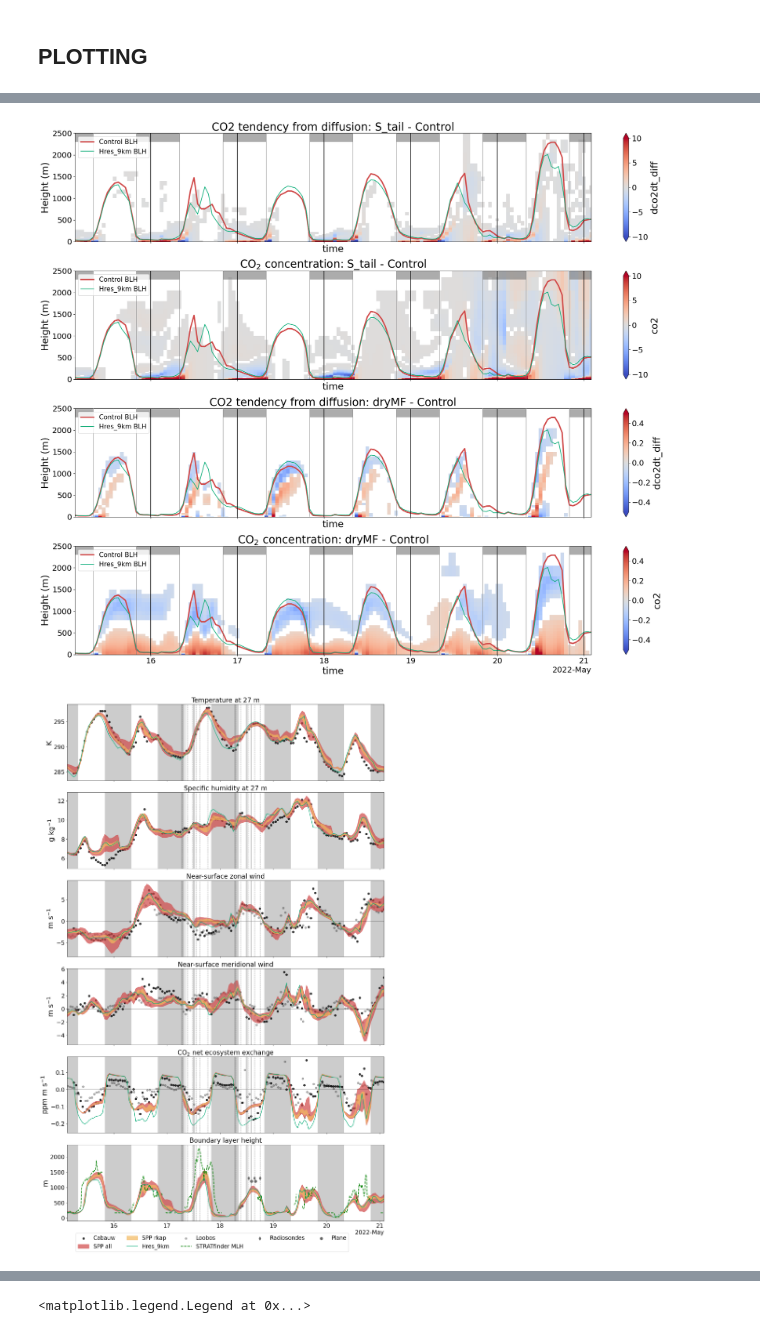
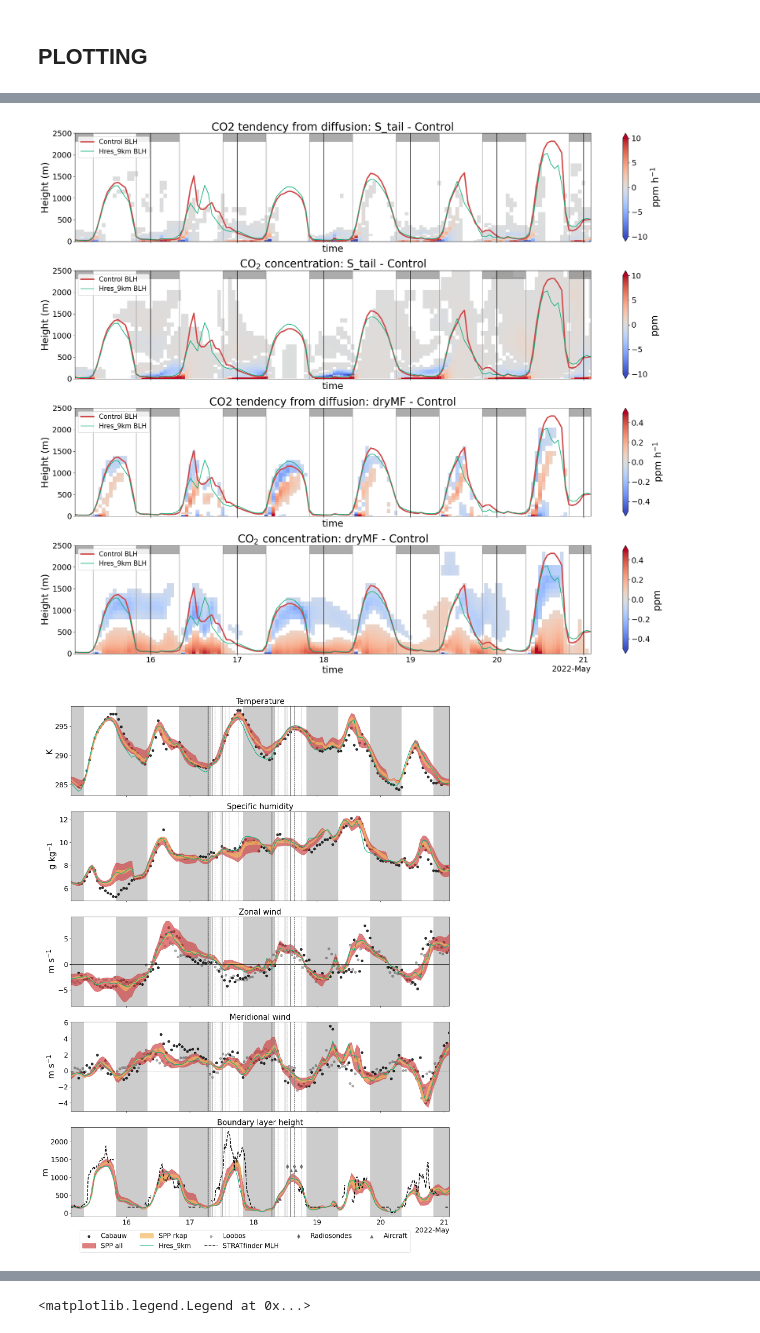
Before and after one commit to AlessandroSav/python_scripts, a Jupyter notebook: Storyline_2.ipynb, the cells around one changed output, grey strips where cells are left out. Cells and saved outputs as stored; diff of their text form; code cells hidden in the pictures.

```diff
--- a/Storyline_2.ipynb
+++ b/Storyline_2.ipynb
@@ -264,6 +106,6 @@ def interp_pblh(Ri, zt, threshold=0.25):
 # %%
 #####  open IFS forecasts #####
-subdomains = ["netherlands","HPB_tower"]
+subdomains = ["netherlands_2","HPB_tower"]
 # subdomains = ["netherlands_2","HPB_tower"]
 
 
@@ -281,7 +123,7 @@ categories_hpb = {
 }
 
 categories = {}
-if 'netherlands' in subdomains: # "netherlands_2"
+if 'netherlands_2' in subdomains: # "netherlands_2"
     categories |= categories_nl
 if 'HPB_tower' in subdomains:
     categories |= categories_hpb
@@ -291,7 +133,7 @@ IFS = {cat: {"z": {}, "srf": {}} for cat in categories}
 for exp, exp_longname, _,_ in exp_names:
     for cat, suffix in categories.items():
         if cat in categories_nl:
-            subdomain = "netherlands" # "netherlands_2"
+            subdomain = "netherlands_2" # "netherlands_2"
         elif cat in categories_hpb:
             subdomain = "HPB_tower"
             if exp_longname not in ["iyw7_ctrl_49r2b","j7y2_dryMF_49r2b","j7fk_short_tail_ABL","j1rw_9km_49r2b"]:
@@ -412,7 +254,7 @@ IFS_nemo = {cat: {"z": {}, "srf": {}} for cat in categories}
 for exp, exp_longname, _, _ in nemo_exp_names:
     for cat, suffix in categories.items():
         if cat in categories_nl:
-            subdomain = "netherlands" # "netherlands_2"
+            subdomain = "netherlands_2" # "netherlands_2"
         elif cat in categories_hpb:
             subdomain = "HPB_tower"
             if exp_longname not in ["j7v0_SPP_all_30","j7v2_SPP_rkap_30"]:
@@ -721,5 +574,10 @@ skipping Aircraft_aft_flux for now, need to check the format
 # %%
-ds_loobos['Air_Quality']['co2'] = ds_loobos['Air_Quality']['co2_mixing_ratio'] * (1-ds_loobos['Air_Quality']['h2o_mixing_ratio']/1000)# convert to dry air
+for var in ['TA_1_3_1','TA_1_2_1','TA_1_1_1']:
+    ds_loobos['ASSICOS_Data'][var] = ds_loobos['ASSICOS_Data'][var].where(ds_loobos['ASSICOS_Data'][var] > -900)
+
+ds_loobos['ASSICOS_Data']['CO2_1_1_1_dry'] = ds_loobos['ASSICOS_Data']['CO2_1_1_1'] / (1-ds_loobos['ASSICOS_Data']['H2O_1_1_1']/1000) # convert to dry air
+
+ds_loobos['Air_Quality']['co2_moist'] = ds_loobos['Air_Quality']['co2_mixing_ratio'] * (1-ds_loobos['Air_Quality']['h2o_mixing_ratio']/1000)# convert to dry air
 # %%
 ### import BLH ##
 file = [os.path.join(dir_obs+'/Loobos', f) for f in os.listdir(dir_obs+'/Loobos') if 'BLH' in f and f.endswith('.csv')][0]
@@ -1419,9 +1267,9 @@ add_loobos = False
 vars_to_plot = [
     # ('dco2dt_dyn',  'CO2 tendency from dynamics'),
     # ('dco2dt_conv', 'CO2 tendency from convection'),
-    ('dco2dt_diff', 'CO2 tendency from diffusion', 'ppm h$^{-1}$'),
+    ('dco2dt_diff_ppm', 'CO2 tendency from diffusion', 'ppm h$^{-1}$'),
     # ('co2flx_diff', 'CO2 flux from diffusion'),
-    ('co2', r'CO$_2$ concentration', 'ppm'),
+    ('co2_ppm', r'CO$_2$ concentration', 'ppm'),
     # ('clwc', 'cloud liquid water'),
     # ('T', 'Temperature'),
 ]
@@ -1523,7 +1371,7 @@ for exp2_exp in exp2:
 plt.tight_layout()
 plt.savefig(os.path.join(dir_out, f"diff_{exp1}_vs_{'_'.join(exp2)}.png"), dpi=300, bbox_inches='tight')
 # %% [output]
-[figure, old version]
+[figure, new version]
 # %%
 ## ---- FIGURE 8 ---- ##
 #####  Evolution of Standard variables at Cabauw  #####
@@ -1547,11 +1395,12 @@ plot_eps_exps = ['SPP_all_30','SPP_rkap_30']
 
 location   = 'cabauw'
 add_loobos = True
-add_dales  = False
 sel_z      = 27   # m (T, q, co2)
 sel_z_wind = 10    # m (u, v)
 # sel_z_wind = 27    # m (u, v)
 vars = ['T', 'q', 'u', 'v', 'fco2nee', 'blh']
+vars = ['T', 'q', 'u', 'v', 'blh']
+
 
 for exp in plot_exps:
     IFS[location]['srf'][exp]['fco2nee_ppm'] = nee_in_ppm(IFS, exp, location, var='fco2nee')
@@ -1642,18 +1491,6 @@ fig, axes = plt.subplots(len(vars), 1, figsize=(15, 4 * len(vars)), sharex=True)
 if len(vars) == 1:
     axes = [axes]
 
-# DALES background lines
-if add_dales:
-    _dales_data = {
-        'T': dales_prof['thl'].sel(zt=sel_z, method='nearest'),
-        'q': 1000 * dales_prof['qt'].sel(zt=sel_z, method='nearest'),
-        'u': dales_cabauw['u'].sel(zt=sel_z_wind, method='nearest'),
-        'v': dales_cabauw['v'].sel(zt=sel_z_wind, method='nearest'),
-    }
-    for var_key, da in _dales_data.items():
-        if var_key in vars:
-            da.plot(ax=axes[vars.index(var_key)], label='DALES', lw=2)
-
 # ── Per-variable loop ──────────────────────────────────────────────────────────
 for i, (ax, var) in enumerate(zip(axes, vars)):
 
@@ -1677,10 +1514,10 @@ for i, (ax, var) in enumerate(zip(axes, vars)):
             ax.scatter(ds_cabauw['obs_tower_meteo']['time'],
                        ds_cabauw['obs_tower_meteo'][var].sel(z=sel_z_wind, method='nearest'),
                        c='k', alpha=0.8)
-        elif var in ('fco2nee', 'fco2rec', 'fco2gpp'):
-            srf_flx = mfun.concentration_to_ppm('co2', ds_cabauw['obs_surf_flx']['FC'] / 1000)
-            ax.scatter(ds_cabauw['obs_surf_flx']['time'], srf_flx / 3600,
-                       c='k', label='Cabauw', alpha=0.8)
+        # elif var in ('fco2nee', 'fco2rec', 'fco2gpp'):
+        #     srf_flx = mfun.concentration_to_ppm('co2', ds_cabauw['obs_surf_flx']['FC'] / 1000)
+        #     ax.scatter(ds_cabauw['obs_surf_flx']['time'], srf_flx / 3600,
+        #                c='k', label='Cabauw', alpha=0.8)
         elif var == 'H':
             ax.scatter(ds_cabauw['obs_surf_flx']['time'], ds_cabauw['obs_surf_flx']['H'],
                        c='k', label='Cabauw', alpha=0.8)
@@ -1700,11 +1537,16 @@ for i, (ax, var) in enumerate(zip(axes, vars)):
                        c='k', label='Loobos', alpha=0.3)
         elif var == 'blh':
             ds_loobos['BLH']['BLH_radio'].plot.scatter(ax=ax, c='k', alpha=0.6, label='Radiosondes', s=100, marker='d')
-            ds_loobos['BLH']['BLH_plane'].plot.scatter(ax=ax, c='k', alpha=0.6, label='Plane', s=100, marker='o')
+            ds_loobos['BLH']['BLH_plane'].plot.scatter(ax=ax, c='k', alpha=0.6, label='Aircraft', s=100, marker='^')
         elif var in ('u', 'v'):
             ax.scatter(ds_loobos['Meteorology']['time'].resample(time='1h').mean(),
                        ds_loobos['Meteorology'][var].resample(time='1h').mean(),
-                       c='k', alpha=0.3)
+                       c='k', alpha=0.3,label='Loobos')
+        # elif var in ('T'):
+        #     ax.scatter(ds_loobos['ASSICOS_Data']['time'].resample(time='1h').mean(),
+        #                (ds_loobos['ASSICOS_Data']['TA_1_2_1']+273.15).resample(time='1h').mean(),
+        #                c='k', alpha=0.3, label='Loobos')
+
 
     # NEMO ensemble envelope
     for eps_exp, _, eps_label, eps_color in nemo_exp_names:
@@ -1734,36 +1576,36 @@ for i, (ax, var) in enumerate(zip(axes, vars)):
     # Decorations
     if var in ('u', 'v', 'fco2nee', 'fco2rec', 'fco2gpp', 'H'):
         ax.axhline(0, color='black', linewidth=0.5)
     for dt in _midnights:
         ax.axvspan(dt, dt + timedelta(hours=night_hours[0]), color='grey', alpha=0.4, zorder=0, linewidth=0)
         ax.axvspan(dt + timedelta(hours=night_hours[1]), dt + timedelta(hours=24), color='grey', alpha=0.4, zorder=0, linewidth=0)
     for leg_key in midd_times:
         ax.axvline(midd_times[leg_key], c='grey', ls='-', lw=1)
     for radio_time in loobos_radio['time'].values:
         ax.axvline(radio_time, c='grey', ls='--', lw=1)
 
     # ax.set_xlim(t0 + timedelta(hours=24), t1)
     ax.set_xlim(t0, t1)
 
     ax.set_xlabel('')
     ax.set_ylabel(format_units(_default_units.get(var, '')))
     ax.set_title(_titles.get(var, var + f' at {sel_z} m'), fontsize=20)
 
 # Shared legend
 _handles, _labels = [], []
 for ax in axes:
     for h, l in zip(*ax.get_legend_handles_labels()):
         if l not in _labels:
             _handles.append(h)
             _labels.append(l)
-fig.legend(_handles, _labels, loc='lower center', bbox_to_anchor=(0.5, 0.0),
+fig.legend(_handles, _labels, loc='lower center', bbox_to_anchor=(0.5, -0.01),
            ncol=min(len(_labels), 5), fontsize=17, frameon=True)
 
 plt.tight_layout()
 plt.subplots_adjust(bottom=0.06)
-plt.savefig(os.path.join(dir_out, f"ctrl_timeseries_{location}_z{sel_z}m.png"), dpi=300, bbox_inches='tight')
+# plt.savefig(os.path.join(dir_out, f"ctrl_timeseries_{location}_z{sel_z}m.png"), dpi=300, bbox_inches='tight')
 # %% [output]
-[figure, old version]
+[figure, new version]
 # %%
 ## ---- FIGURE 9 ---- ##
 # ── Aircraft CO2 + radiosonde θ/qt profiles: binned by altitude ───────────────
```
Also changed, not shown: parts of 17 cells of this notebook, 32 other files.
